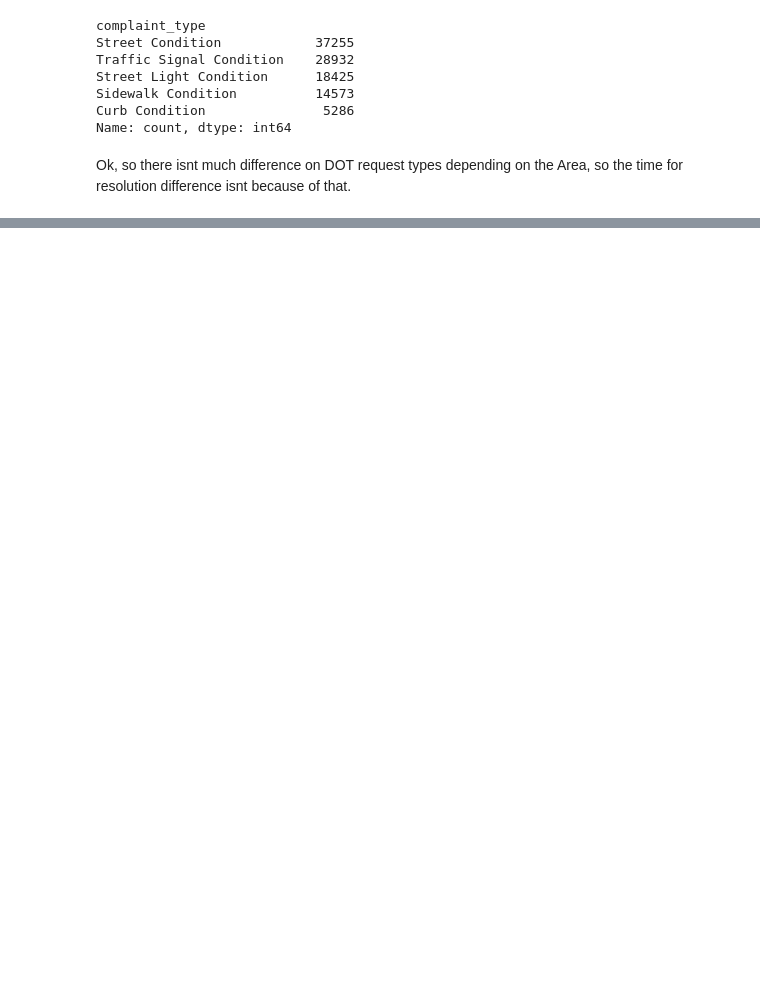
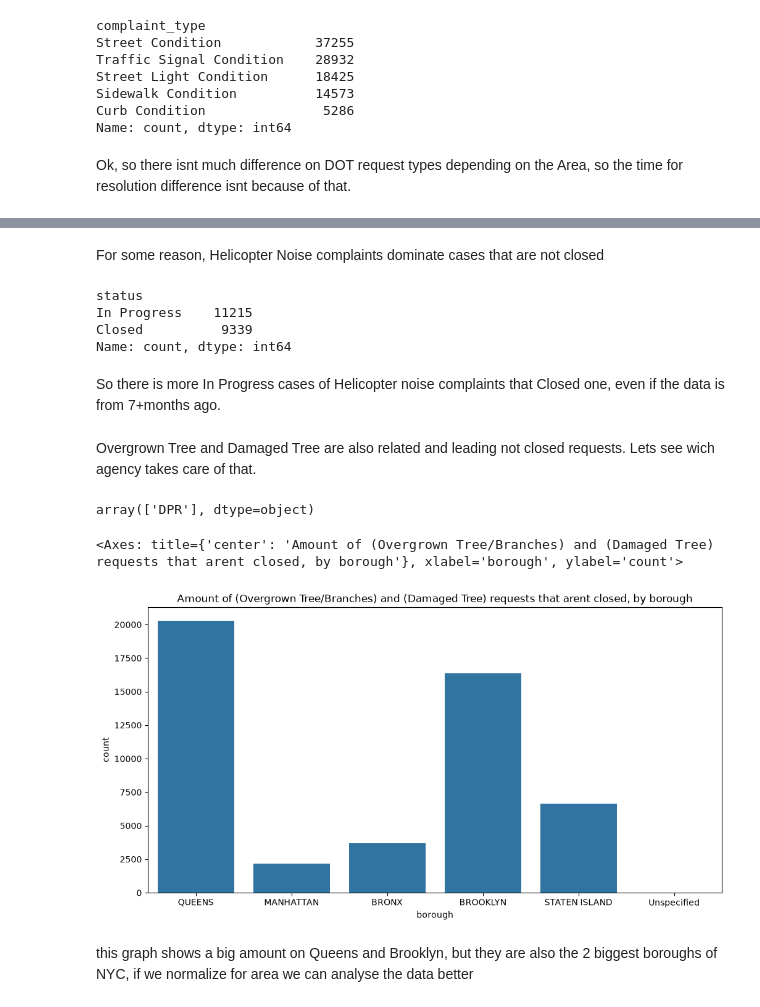
Before and after one commit to GustavoSerafim12/NYC311-2025-EDA, a Jupyter notebook: nyc311_eda.ipynb, the cells around one changed output, grey strips where cells are left out. Cells and saved outputs as stored; diff of their text form; code cells hidden in the pictures; blank space fills up the shorter version.

```diff
--- a/nyc311_eda.ipynb
+++ b/nyc311_eda.ipynb
@@ -500,0 +483,27 @@ Ok, so the agency with most open requests is by far DOB (Department of Buildings
+# %% [markdown]
+For some reason, Helicopter Noise complaints dominate cases that are not closed
+# %%
+df[df['complaint_type'] == 'Noise - Helicopter']['status'].value_counts()
+# %% [output]
+status
+In Progress    11215
+Closed          9339
+Name: count, dtype: int64
+# %% [markdown]
+So there is more In Progress cases of Helicopter noise complaints that Closed one, even if the data is from 7+months ago.
+# %% [markdown]
+Overgrown Tree and Damaged Tree are also related and leading not closed requests. Lets see wich agency takes care of that.
+# %%
+df[df['complaint_type'].isin(['Overgrown Tree/Branches', 'Damaged Tree'])]['agency'].unique()
+# %% [output]
+array(['DPR'], dtype=object)
+# %%
+plt.figure(figsize=(12, 6))
+plt.title("Amount of (Overgrown Tree/Branches) and (Damaged Tree) requests that arent closed, by borough")
+
+sns.countplot(data = df[(df['complaint_type'].isin(['Overgrown Tree/Branches', 'Damaged Tree'])) & (~df['status'].isin(['Open']))], x = 'borough')
+# %% [output]
+<Axes: title={'center': 'Amount of (Overgrown Tree/Branches) and (Damaged Tree) requests that arent closed, by borough'}, xlabel='borough', ylabel='count'>
+[figure, added]
+# %% [markdown]
+this graph shows a big amount on Queens and Brooklyn, but they are also the 2 biggest boroughs of NYC, if we normalize for area we can analyse the data better
```
Also changed, not shown: parts of 16 cells of this notebook.
